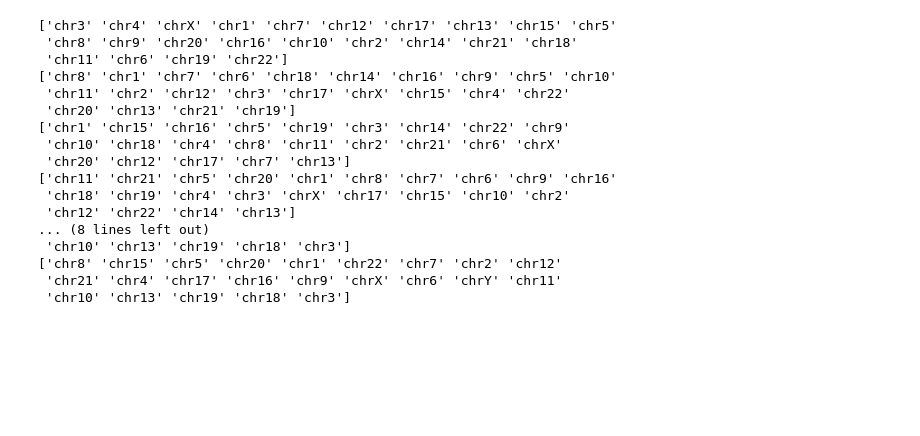
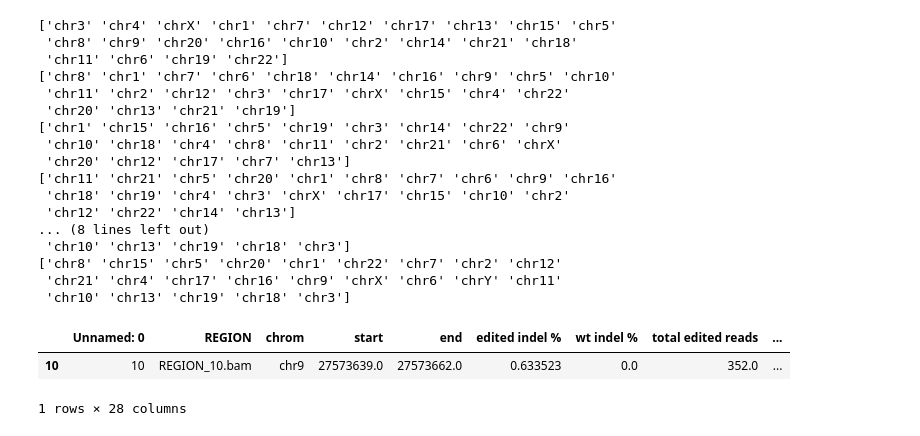
Before and after one commit to Clelland-Lab/C9orf72_Manuscript, a Jupyter notebook: WGS_Analysis/c9orf72_horizantal_plots_indels.ipynb, the cells around one changed output. Saved outputs shown, nothing was run; the diff lists cells and outputs as text; code cells hidden in the pictures; blank space fills up the shorter version.

```diff
--- a/WGS_Analysis/c9orf72_horizantal_plots_indels.ipynb
+++ b/WGS_Analysis/c9orf72_horizantal_plots_indels.ipynb
@@ -152,6 +304,12 @@ for condition in comp_dfs_cof:
 ['chr8' 'chr15' 'chr5' 'chr20' 'chr1' 'chr22' 'chr7' 'chr2' 'chr12'
  'chr21' 'chr4' 'chr17' 'chr16' 'chr9' 'chrX' 'chr6' 'chrY' 'chr11'
  'chr10' 'chr13' 'chr19' 'chr18' 'chr3']
+# %%
+comp_dfs['REX4'][0][comp_dfs['REX4'][0]['combined indel p-value'] == min(comp_dfs['REX4'][0]['combined indel p-value'])]
+# %% [output]
+|  | Unnamed: 0 | REGION | chrom | start | end | edited indel % | wt indel % | total edited reads | ... |
+| 10 | 10 | REGION_10.bam | chr9 | 27573639.0 | 27573662.0 | 0.633523 | 0.0 | 352.0 | ... |
+1 rows × 28 columns
 # %%
 from statsmodels.stats.multitest import multipletests
 
```
Also changed, not shown: parts of 9 cells of this notebook.
